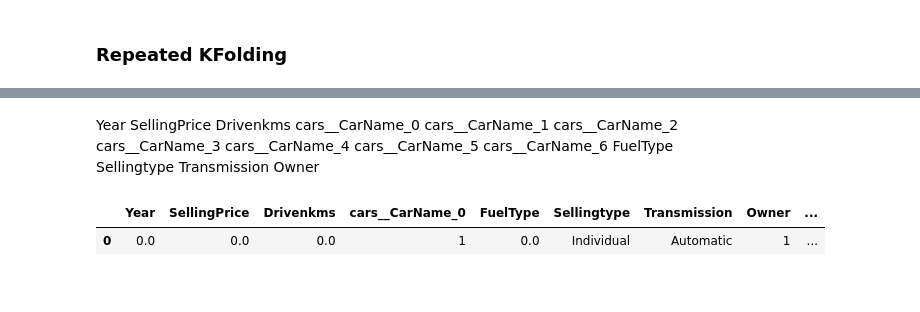
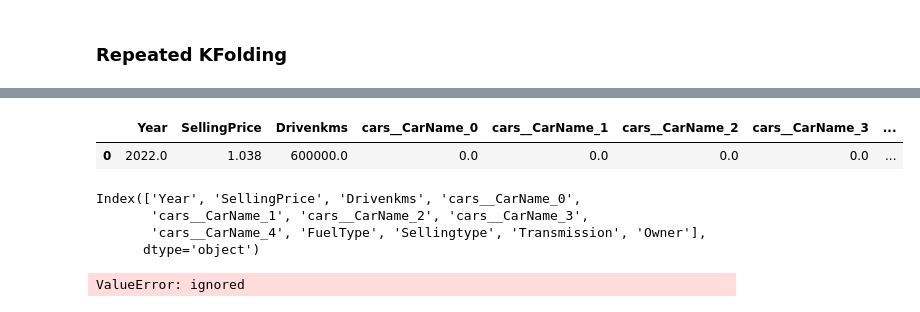
Before and after one commit to esolanoo/Car-Prices-Prediction, a Jupyter notebook: Car Price Prediction.ipynb, the cells around one changed output, grey strips where cells are left out. Cells and saved outputs as stored; diff of their text form; code cells hidden in the pictures.

```diff
--- a/Car Price Prediction.ipynb
+++ b/Car Price Prediction.ipynb
@@ -391,15 +385,18 @@ subsets = [list(x) for y in perm  for x in y]
 names_fit = X_test_fit.columns
 best_score = 0
 best_subset = []
+best_aux = []
 for subset in subsets:
-    temp = X_train_fit.loc[:, names_fit.difference(subset)]
-    tree.fit(temp, y_train)
-    score = tree.score(temp, y_train)
-    if score>best_score:
-        best_score = score
-        best_subset = subset
+  aux = names_fit.difference(subset)
+  temp = X_train_fit.loc[:, aux]
+  tree.fit(temp, y_train)
+  score = tree.score(temp, y_train)
+  if score>best_score:
+      best_score = score
+      best_subset = subset
+      best_aux = aux
 
 print(f"By removing {best_subset} we get the optimal score of {best_score}")
-X_train_fit_fout = X_train_fit.loc[:, names_fit.difference(best_subset)]
-X_test_fit_fout = X_test_fit.loc[:, names_fit.difference(best_subset)]
+X_train_fit_fout = X_train_fit.loc[:, best_aux]
+X_test_fit_fout = X_test_fit.loc[:, best_aux]
 # %% [output]
@@ -407,3 +404,6 @@ By removing ['cars__CarName_6', 'Sellingtype', 'Owner', 'cars__CarName_0'] we ge
+# %%
+tree = best_estimator['DecisionTreeRegressor()']
+tree_m = tree.fit(X_train_fit_fout, y_train)
 # %% [markdown]
 ## Cross Validation
 # %%
@@ -426,7 +426,6 @@ La media de los 10 folds es 0.768 con std de 0.191
 test_size = 0.2
 
 X_train, X_test, y_train, y_test = train_test_split(X, y, test_size=test_size)
-tree.fit(X_train, y_train)
 result = tree.score(X_test, y_test)
 print(f"Score: {result:,.3f}")
 # %% [output]
@@ -446,9 +445,25 @@ Accuracy: 73.32%, std 0.43
-# %% [markdown]
-Year	SellingPrice	Drivenkms	cars__CarName_0	cars__CarName_1	cars__CarName_2	cars__CarName_3	cars__CarName_4	cars__CarName_5	cars__CarName_6	FuelType	Sellingtype	Transmission	Owner
+# %%
+def DataTransform(data: list) -> pd.DataFrame:
+  data = [{name:x for name, x in zip([i for i in names if i!=target or i!='Wellkept'], data)}]
+  X = pd.DataFrame(data)
+  X[binary] = X.loc[:, binary].replace({'Dealer':0,  'Individual':1, 'Manual':0, 'Automatic':1})
+  X['WellKept'] = X.loc[:, 'Drivenkms'] * X.loc[:, 'Year']
+  X_fit = ct.transform(X)
+  X_fit = pd.DataFrame(X_fit, columns=columns)
+  X_fit.drop(to_drop, axis=1, inplace=True)
+  X_fit.drop(best_subset, axis=1, inplace=True)
+  return X_fit
 # %%
 tocayo = ['raptor', 2022, 1.038, 600000, 'Petrol', 'Individual', 'Automatic', 1]
 tocayo = DataTransform(tocayo)
-tocayo
+display(tocayo)
+print(tocayo.columns)
+tree.predict(tocayo)
 # %% [output]
-|  | Year | SellingPrice | Drivenkms | cars__CarName_0 | FuelType | Sellingtype | Transmission | Owner | ... |
-| 0 | 0.0 | 0.0 | 0.0 | 1 | 0.0 | Individual | Automatic | 1 | ... |
+|  | Year | SellingPrice | Drivenkms | cars__CarName_0 | cars__CarName_1 | cars__CarName_2 | cars__CarName_3 | ... |
+| 0 | 2022.0 | 1.038 | 600000.0 | 0.0 | 0.0 | 0.0 | 0.0 | ... |
+Index(['Year', 'SellingPrice', 'Drivenkms', 'cars__CarName_0',
+       'cars__CarName_1', 'cars__CarName_2', 'cars__CarName_3',
+       'cars__CarName_4', 'FuelType', 'Sellingtype', 'Transmission', 'Owner'],
+      dtype='object')
+ValueError: ignored
```
Also changed, not shown: parts of 20 cells of this notebook.
